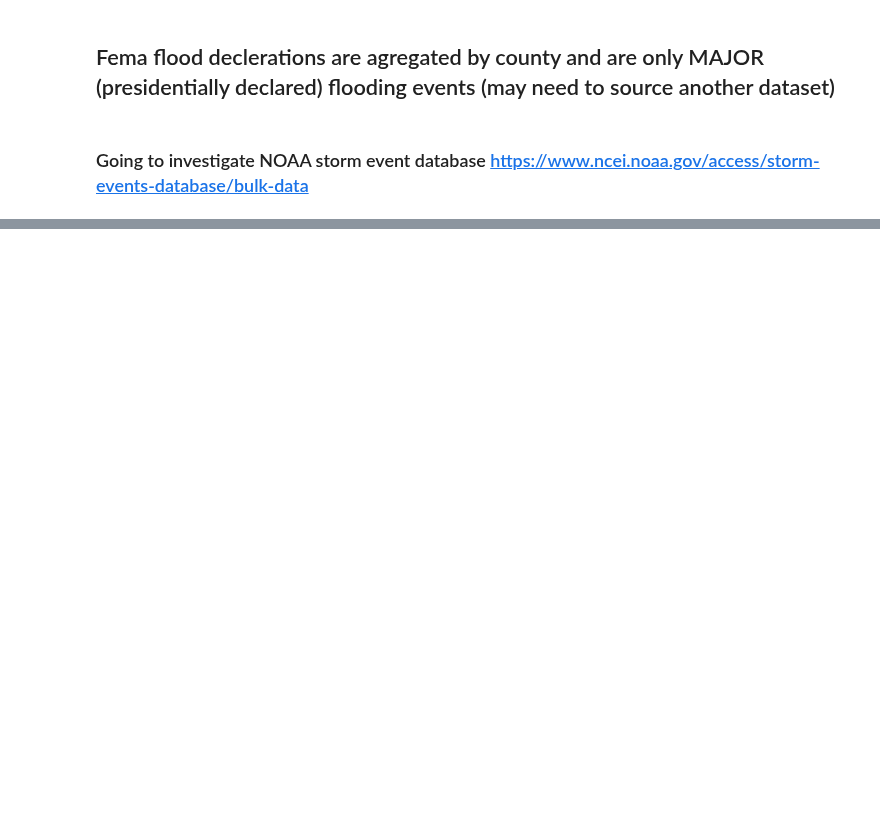
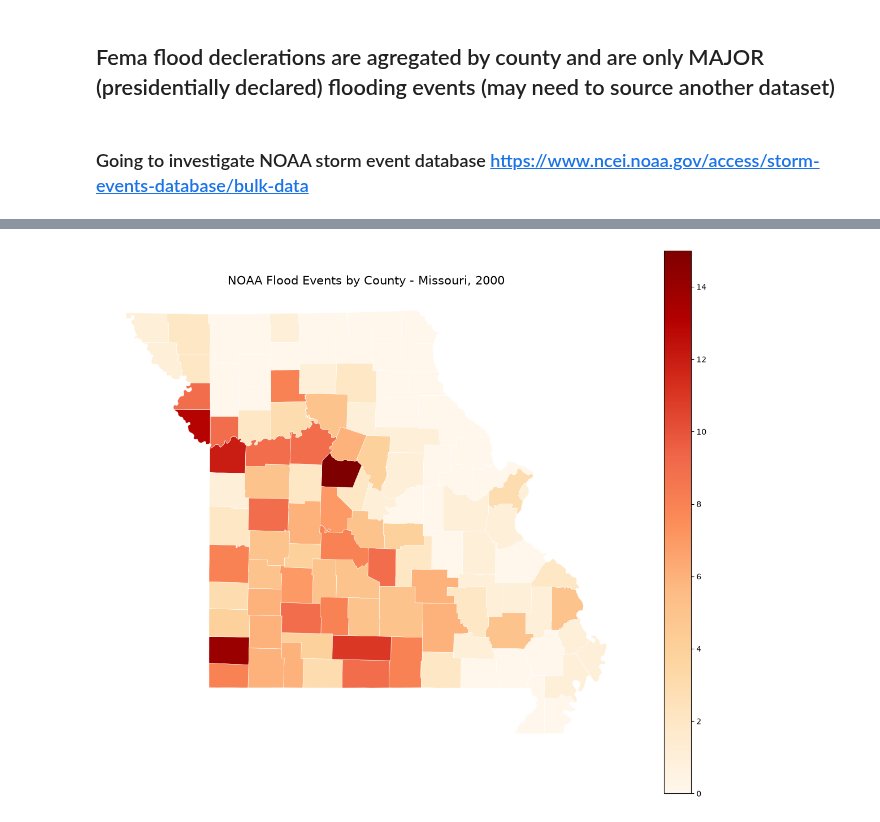
Before and after one commit to SophiaMeyers/USGS-Gages-Research, a Jupyter notebook: notebooks/261021-01_explore_usgs_gages.ipynb, the cells around one changed output, grey strips where cells are left out. Saved outputs shown, nothing was run; the diff lists cells and outputs as text; code cells hidden in the pictures; blank space fills up the shorter version.

Commit message:
Aggregating by watershed and inspecting noaa data

```diff
--- a/notebooks/261021-01_explore_usgs_gages.ipynb
+++ b/notebooks/261021-01_explore_usgs_gages.ipynb
@@ -1212,0 +1397,22 @@ Total unique disasters 10
+# %%
+# NOAA Storm Events data you used earlier
+details_path = (
+    "gs://noaa-ncei-ipg/notebooks/data/stormevents/"
+    "storm_events_database_details/*/*.parquet"
+)
+
+# Get Missouri flood and flash-flood events for 2000
+floods_2000 = duckdb.sql(f"""
+    SELECT *
+    FROM read_parquet(
+        '{details_path}',
+        hive_partitioning = true,
+        union_by_name = true
+    )
+    WHERE STATE = 'MISSOURI'
+      AND YEAR = 2000
+      AND EVENT_TYPE IN ('Flood', 'Flash Flood')
+""").df()
+
+print("Number of NOAA event records:", len(floods_2000))
+display(floods_2000.head())
@@ -1212,0 +1593,21 @@ Total unique disasters 10
+# %%
+fig, ax = plt.subplots(figsize=(12, 10))
+
+missouri_flood_map.plot(
+    column="total_reports",
+    cmap="OrRd",
+    linewidth=0.4,
+    edgecolor="white",
+    legend=True,
+    ax=ax,
+    missing_kwds={"color": "lightgrey"},
+    legend_kwds={"label": ""}
+)
+
+ax.set_title("NOAA Flood Events by County - Missouri, 2000", fontsize=15)
+ax.set_axis_off()
+
+plt.tight_layout()
+plt.show()
+# %% [output]
+[figure, added]
```
Also changed, not shown: parts of 27 cells of this notebook, 1 other file.
